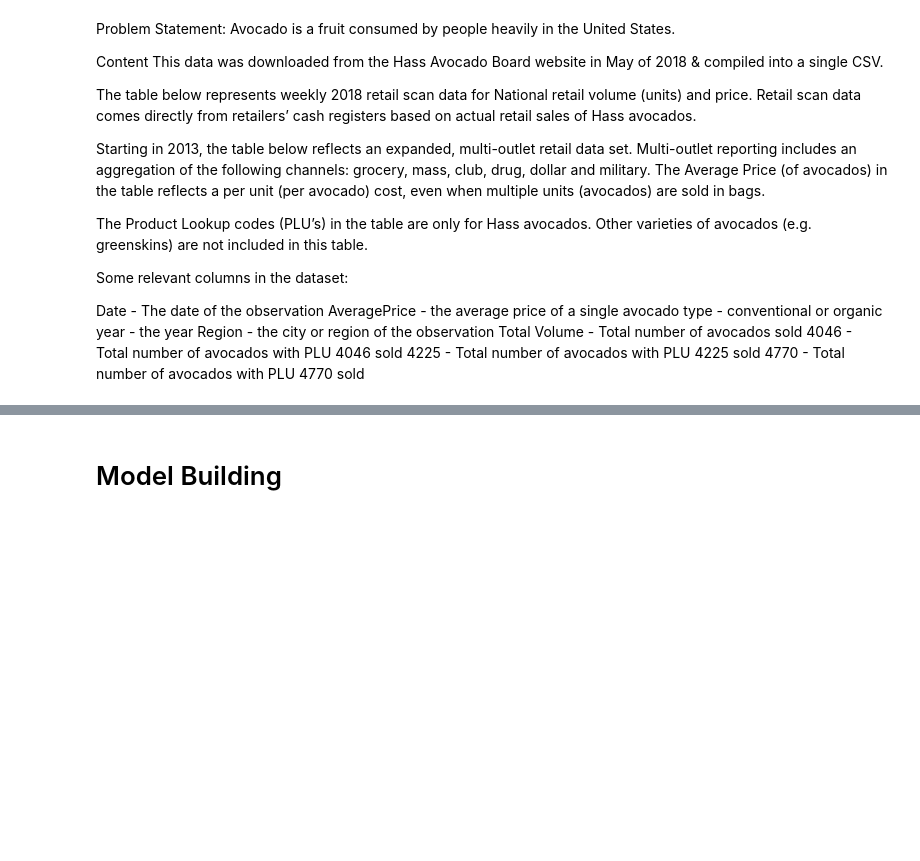
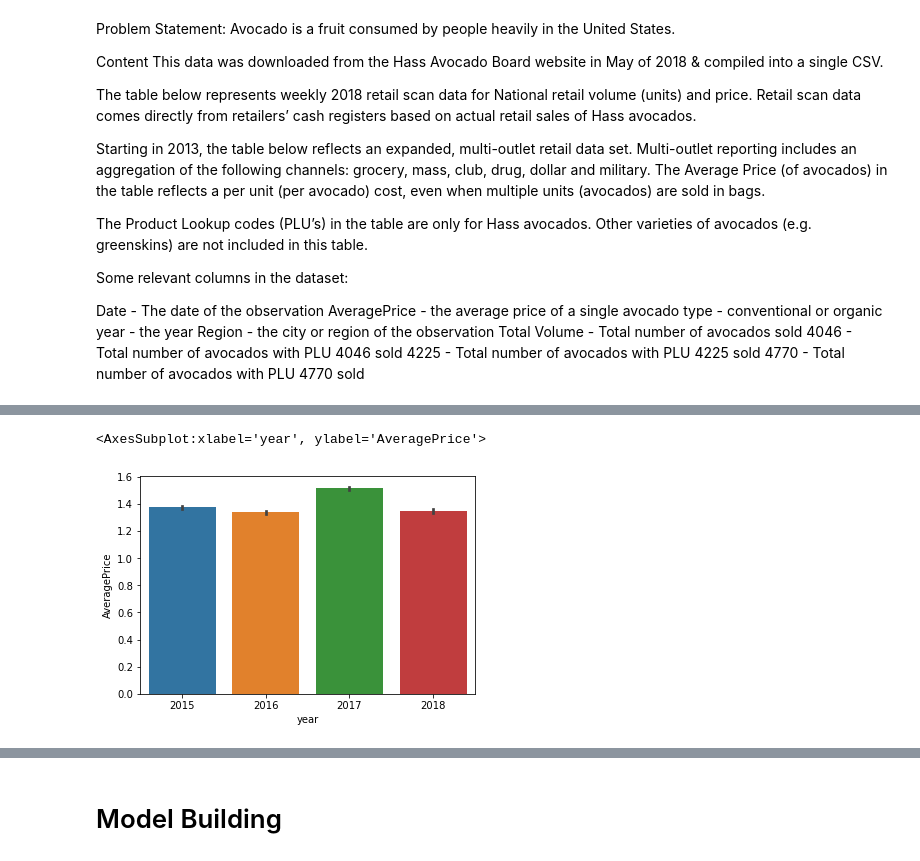
Before and after one commit to abdulwashif/DT_Evaluation_project, a Jupyter notebook: Evaluation projecct3-Avocado.ipynb, the cells around one changed output, grey strips where cells are left out. Drawn from its saved outputs; the diff is of its cells as text; code cells hidden in the pictures; blank space fills up the shorter version.

```diff
--- a/Evaluation projecct3-Avocado.ipynb
+++ b/Evaluation projecct3-Avocado.ipynb
@@ -270,0 +45,5 @@ data.head()
+# %%
+# Read the dataset
+df = pd.read_csv('D:\DATA SC_Practice Project\\eva\\Avocado.csv')
+print("Total Number of samples: %d" % len(data))
+df.head(5)
@@ -270,0 +62,4 @@ data.head()
+# %%
+df['PL1']=df['4046']
+df['PL2']=df['4225']
+df['PL3']=df['4770']
@@ -270,0 +84,2 @@ data.head()
+# %%
+df.drop(['Unnamed: 0','4046','4225','4770'],axis=1,inplace=True)
@@ -270,0 +181,5 @@ data.head()
+# %%
+df.Date = df.Date.apply(pd.to_datetime)
+df['Month'] = df['Date'].apply(lambda x:x.month)
+df.drop('Date',axis=1,inplace=True)
+df.Month = df.Month.map({1:'JAN',2:'FEB',3:'MARCH',4:'APRIL',5:'MAY',6:'JUNE',7:'JULY',8:'AUG',9:'SEPT',10:'OCT',11:'NOV',12:'DEC'})
@@ -270,0 +202,5 @@ data.head()
+# %%
+sns.barplot(x='year',y='AveragePrice',data=df)
+# %% [output]
+<AxesSubplot:xlabel='year', ylabel='AveragePrice'>
+[figure, added]
```
Also changed, not shown: parts of 116 cells of this notebook.
